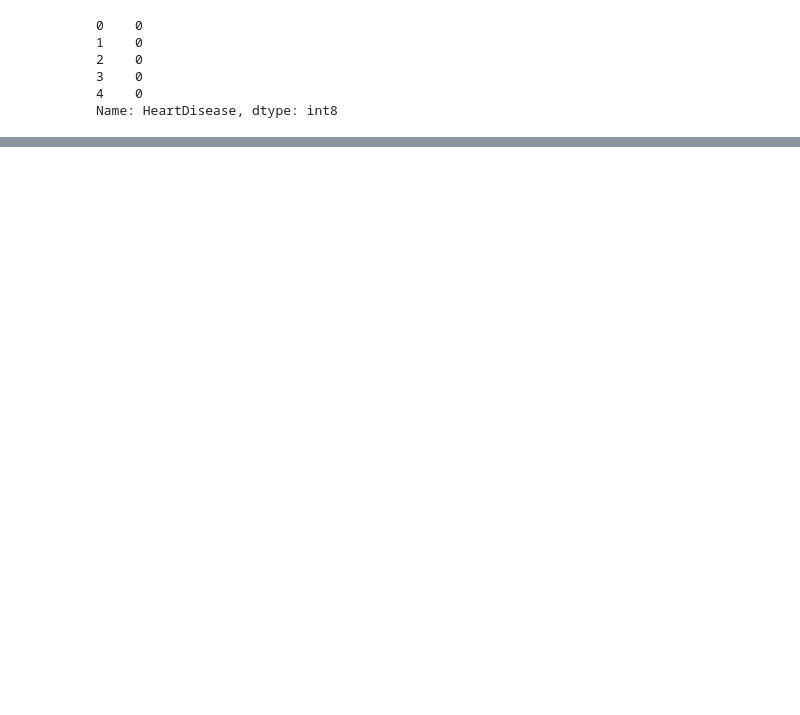
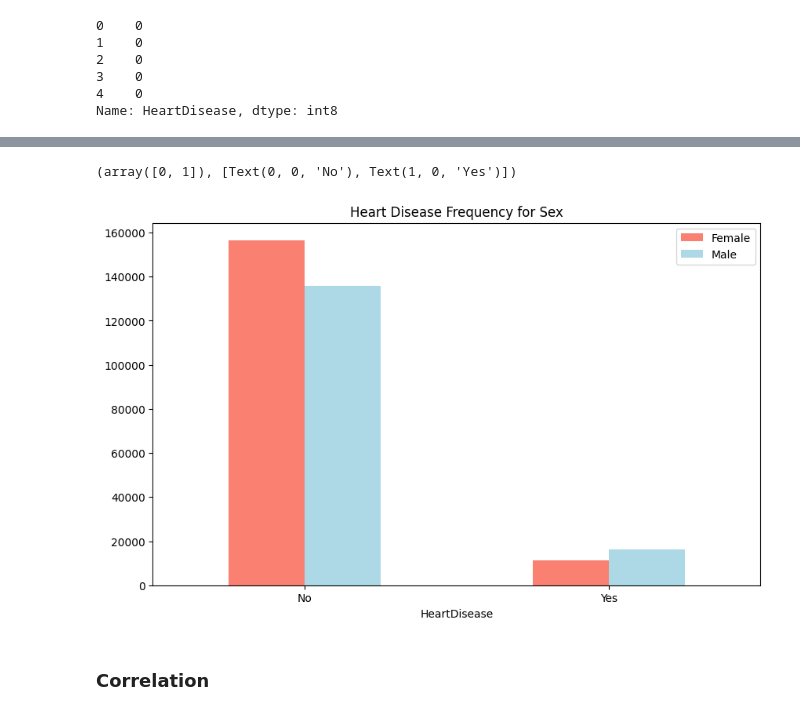
Before and after one commit to ShreeprasadSonar/ML-Project-Personal-Key-Indicators-of-Heart-Disease, a Jupyter notebook: ML-Project-Personal-Key-Indicators-of-Heart-Disease.ipynb, the cells around one changed output, grey strips where cells are left out. Saved outputs shown, nothing was run; the diff lists cells and outputs as text; code cells hidden in the pictures; blank space fills up the shorter version.

```diff
--- a/ML-Project-Personal-Key-Indicators-of-Heart-Disease.ipynb
+++ b/ML-Project-Personal-Key-Indicators-of-Heart-Disease.ipynb
@@ -307,0 +316,11 @@ Name: HeartDisease, dtype: int8
+# %%
+pd.crosstab(heart_2020_cleaned_df.HeartDisease, heart_2020_cleaned_df.Sex).plot(kind="bar",figsize=(10, 6),color=["salmon", "lightblue"])
+
+plt.title("Heart Disease Frequency for Sex")
+plt.legend(["Female", "Male"])
+plt.xticks(rotation=0)
+# %% [output]
+(array([0, 1]), [Text(0, 0, 'No'), Text(1, 0, 'Yes')])
+[figure, added]
+# %% [markdown]
+### Correlation
```
Also changed, not shown: parts of 20 cells of this notebook.
